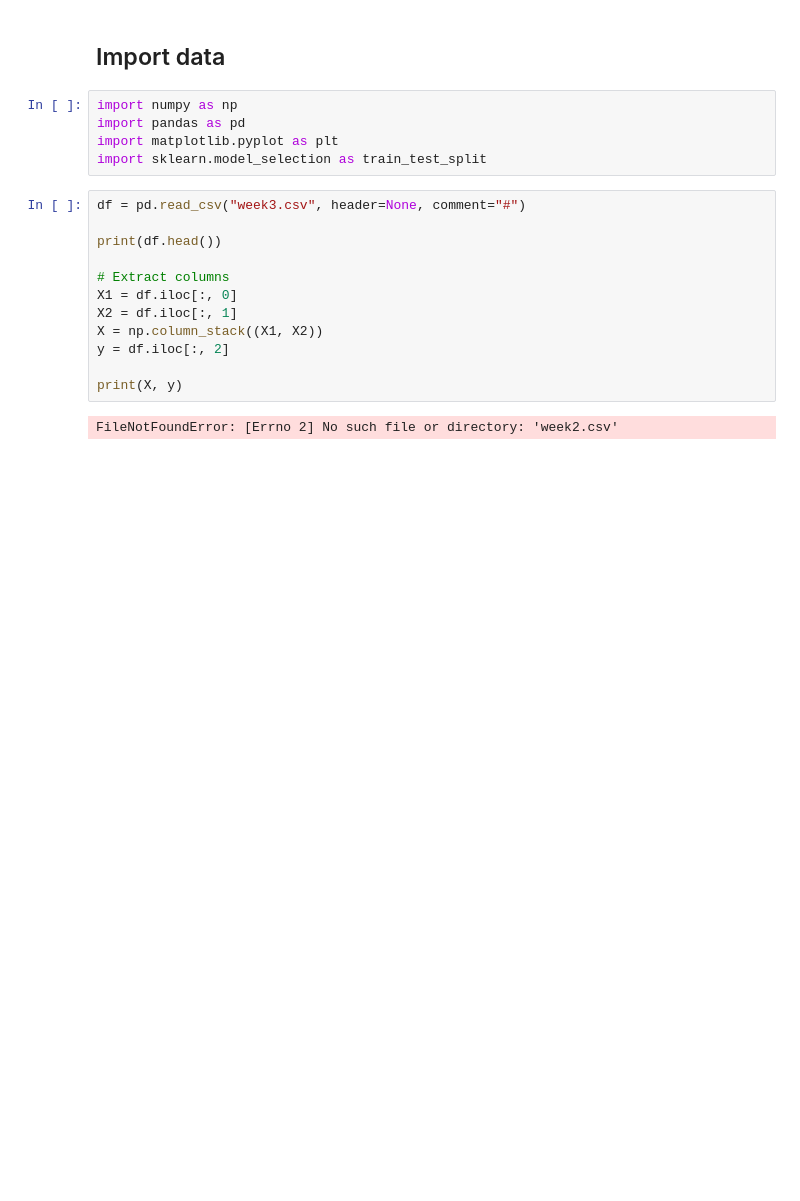
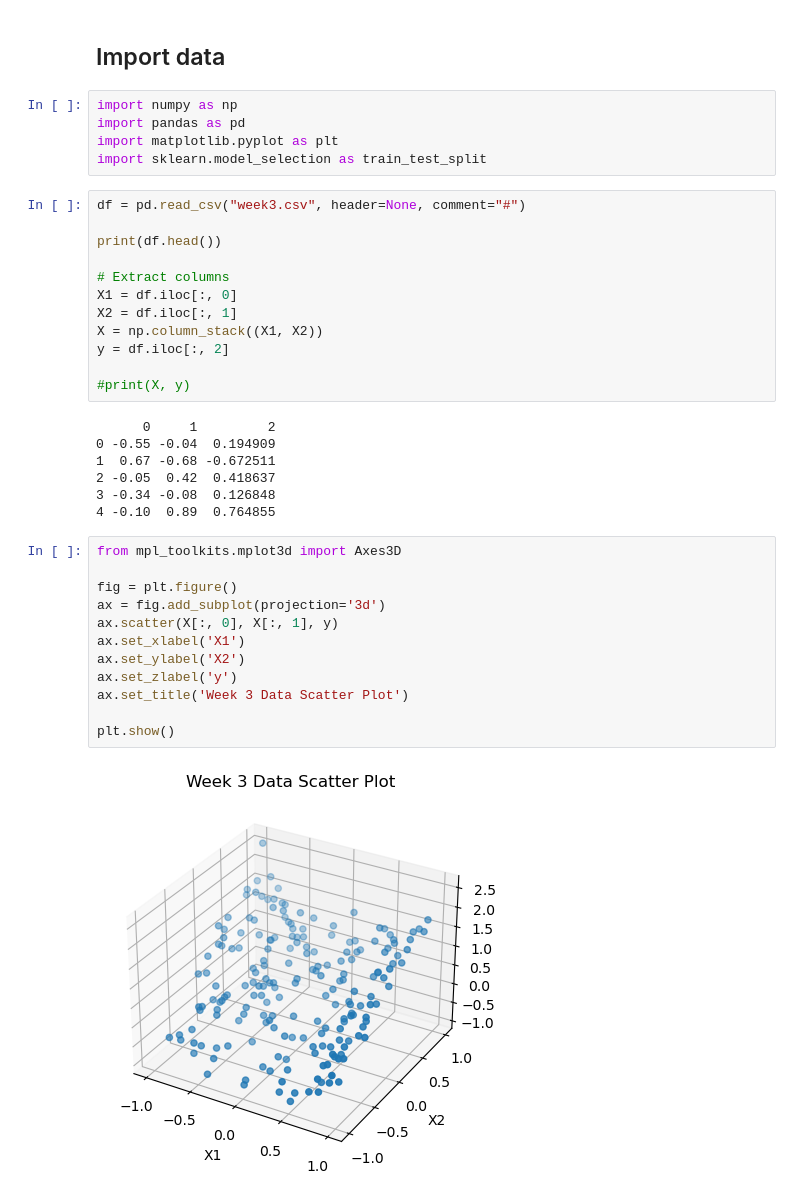
Before and after one commit to nicolasquintanaariste/lora-film-multitask-cyclegan, a Jupyter notebook: Machine Learning/Assignment week 3/assignment_week_3.ipynb, the cells around one changed output. Cells and saved outputs as stored; diff of their text form; blank space fills up the shorter version.

```diff
--- a/Machine Learning/Assignment week 3/assignment_week_3.ipynb
+++ b/Machine Learning/Assignment week 3/assignment_week_3.ipynb
@@ -18,6 +18,25 @@ X2 = df.iloc[:, 1]
 X = np.column_stack((X1, X2))
 y = df.iloc[:, 2]
 
-print(X, y)
+#print(X, y)
 # %% [output]
-FileNotFoundError: [Errno 2] No such file or directory: 'week2.csv'
+      0     1         2
+0 -0.55 -0.04  0.194909
+1  0.67 -0.68 -0.672511
+2 -0.05  0.42  0.418637
+3 -0.34 -0.08  0.126848
+4 -0.10  0.89  0.764855
+# %%
+from mpl_toolkits.mplot3d import Axes3D
+
+fig = plt.figure()
+ax = fig.add_subplot(projection='3d')
+ax.scatter(X[:, 0], X[:, 1], y)
+ax.set_xlabel('X1')
+ax.set_ylabel('X2')
+ax.set_zlabel('y')
+ax.set_title('Week 3 Data Scatter Plot')
+
+plt.show()
+# %% [output]
+[figure, added]
```
Also changed, not shown: parts of 6 cells of this notebook, 5 other files.
